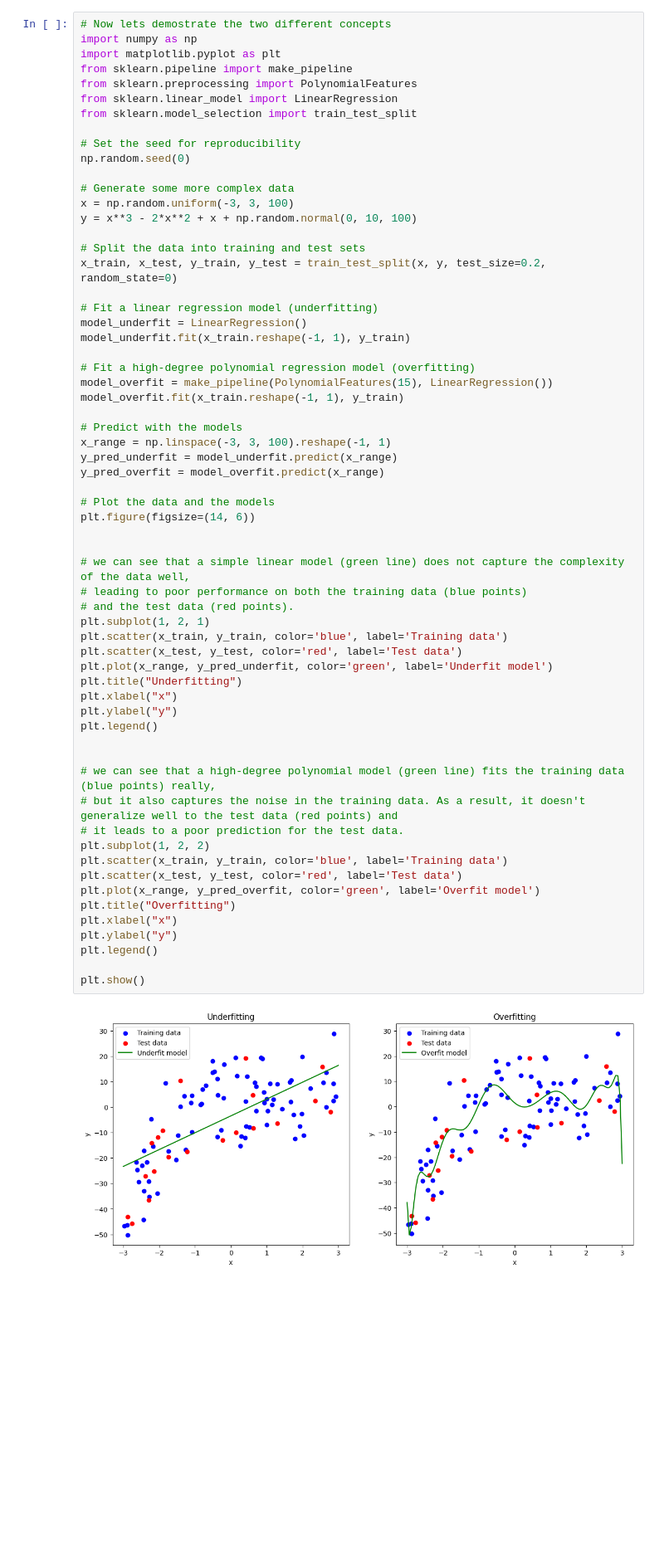
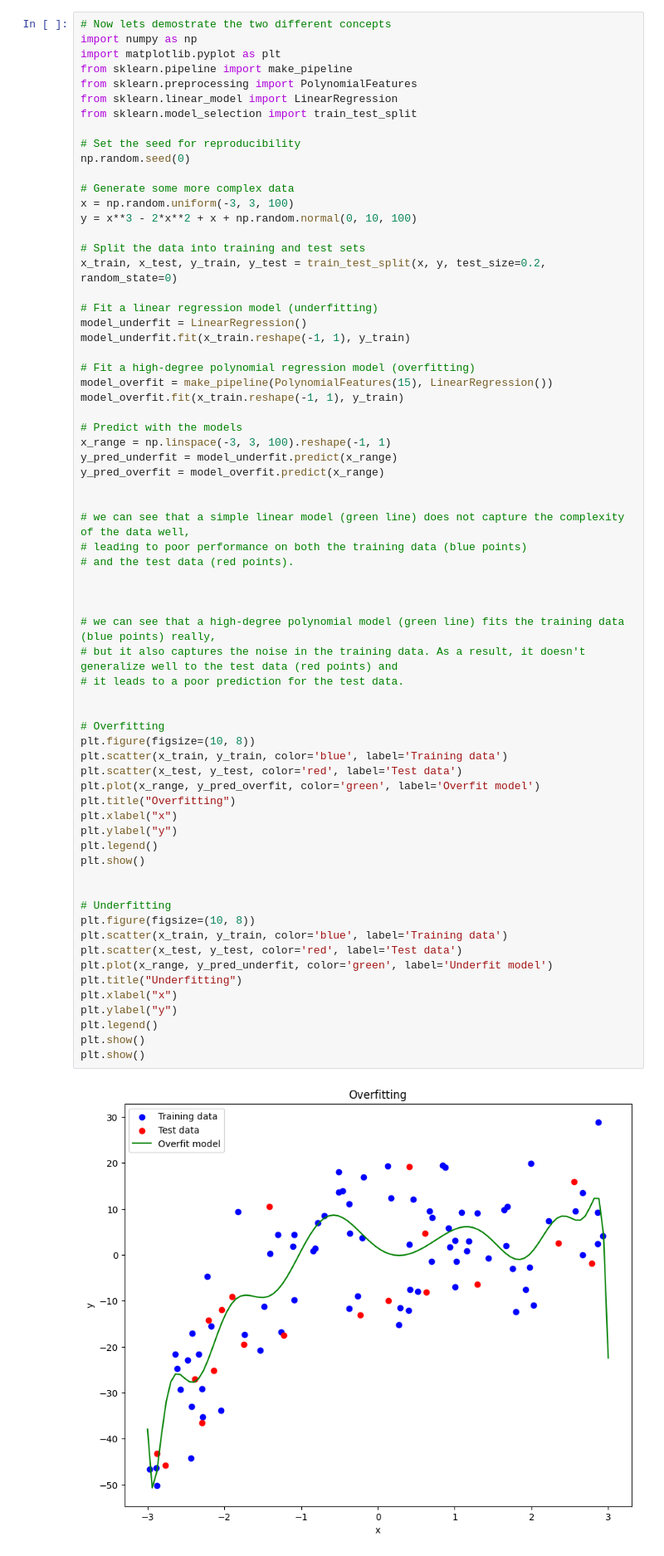
Before and after one commit to OmidVHeravi/DeepLearningExplorations, a Jupyter notebook: DeepLearningIntroCH1.ipynb, the cells around one changed output. Shown: that part at 83% size. Drawn from its saved outputs; the diff is of its cells as text; blank space fills up the shorter version.

```diff
--- a/DeepLearningIntroCH1.ipynb
+++ b/DeepLearningIntroCH1.ipynb
@@ -121,49 +121,54 @@ y = x**3 - 2*x**2 + x + np.random.normal(0, 10, 100)
 
 # Split the data into training and test sets
 x_train, x_test, y_train, y_test = train_test_split(x, y, test_size=0.2, random_state=0)
 
 # Fit a linear regression model (underfitting)
 model_underfit = LinearRegression()
 model_underfit.fit(x_train.reshape(-1, 1), y_train)
 
 # Fit a high-degree polynomial regression model (overfitting)
 model_overfit = make_pipeline(PolynomialFeatures(15), LinearRegression())
 model_overfit.fit(x_train.reshape(-1, 1), y_train)
 
 # Predict with the models
 x_range = np.linspace(-3, 3, 100).reshape(-1, 1)
 y_pred_underfit = model_underfit.predict(x_range)
 y_pred_overfit = model_overfit.predict(x_range)
 
-# Plot the data and the models
-plt.figure(figsize=(14, 6))
-
 
 # we can see that a simple linear model (green line) does not capture the complexity of the data well,
 # leading to poor performance on both the training data (blue points)
 # and the test data (red points).
-plt.subplot(1, 2, 1)
+
+
+
+# we can see that a high-degree polynomial model (green line) fits the training data (blue points) really,
+# but it also captures the noise in the training data. As a result, it doesn't generalize well to the test data (red points) and
+# it leads to a poor prediction for the test data.
+
+
+# Overfitting
+plt.figure(figsize=(10, 8))
+plt.scatter(x_train, y_train, color='blue', label='Training data')
+plt.scatter(x_test, y_test, color='red', label='Test data')
+plt.plot(x_range, y_pred_overfit, color='green', label='Overfit model')
+plt.title("Overfitting")
+plt.xlabel("x")
+plt.ylabel("y")
+plt.legend()
+plt.show()
+
+
+# Underfitting
+plt.figure(figsize=(10, 8))
 plt.scatter(x_train, y_train, color='blue', label='Training data')
 plt.scatter(x_test, y_test, color='red', label='Test data')
 plt.plot(x_range, y_pred_underfit, color='green', label='Underfit model')
 plt.title("Underfitting")
 plt.xlabel("x")
 plt.ylabel("y")
 plt.legend()
-
-
-# we can see that a high-degree polynomial model (green line) fits the training data (blue points) really,
-# but it also captures the noise in the training data. As a result, it doesn't generalize well to the test data (red points) and
-# it leads to a poor prediction for the test data.
-plt.subplot(1, 2, 2)
-plt.scatter(x_train, y_train, color='blue', label='Training data')
-plt.scatter(x_test, y_test, color='red', label='Test data')
-plt.plot(x_range, y_pred_overfit, color='green', label='Overfit model')
-plt.title("Overfitting")
-plt.xlabel("x")
-plt.ylabel("y")
-plt.legend()
-
 plt.show()
+plt.show()
 # %% [output]
-[figure, old version]
+[figure, new version]
```
Also changed, not shown: parts of 1 cell of this notebook.
